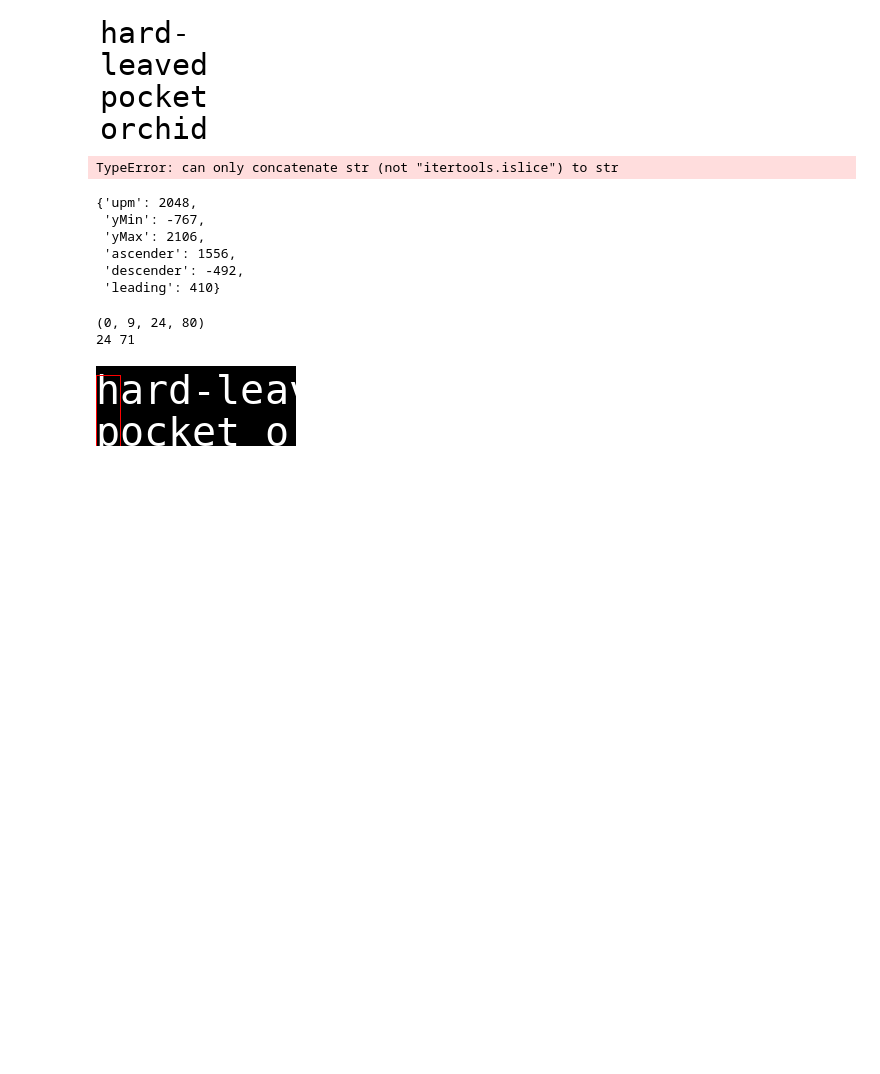
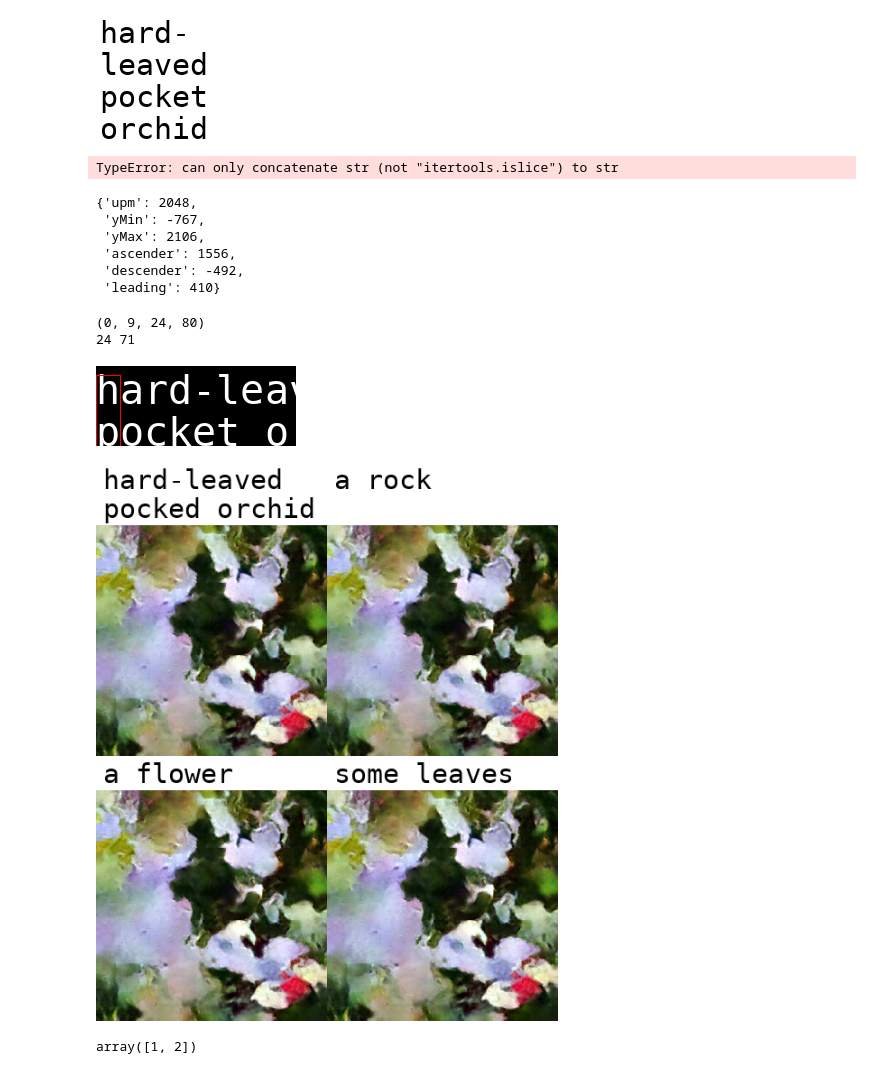
Before and after one commit to daniel-z-kaplan/k-diffusion, a Jupyter notebook: grid.ipynb, the cells around one changed output. Cells and saved outputs as stored; diff of their text form; code cells hidden in the pictures; blank space fills up the shorter version.

Commit message:
grid maker working

```diff
--- a/grid.ipynb
+++ b/grid.ipynb
@@ -238,3 +238,52 @@ draw.text((10, 10), "hello", font=font)
 font = ImageFont.truetype("arial.ttf", 15)
 
 draw.text((10, 25), "world", font=font)
+# %%
+from PIL import Image, ImageFont
+
+from importlib import reload
+import kdiff_trainer.make_captioned_grid as mcg
+reload(mcg)
+
+font = ImageFont.truetype("/usr/share/fonts/dejavu/DejaVuSansMono.ttf", 30)
+
+pad = 8
+text_pad = mcg.BBox(
+  top=pad,
+  left=pad,
+  bottom=pad,
+  right=pad,
+)
+
+sample = Image.open('sample.jpg')
+
+font_metrics: mcg.FontMetrics = mcg.get_font_metrics(font)
+
+captioner: mcg.GridCaptioner = mcg.make_grid_captioner(
+  font=font,
+  cols=2,
+  font_metrics=font_metrics,
+  padding=text_pad,
+  samp_w=sample.width,
+  samp_h=sample.height,
+)
+
+grid: Image.Image = captioner.__call__(
+  imgs=[sample]*4,
+  captions=[
+    'hard-leaved pocked orchid',
+    'a rock',
+    'a flower',
+    'some leaves',
+  ],
+)
+
+grid
+# %% [output]
+[figure, added]
+# %%
+import numpy as np
+x = [1, 2]
+np.array(x)
+# %% [output]
+array([1, 2])
```
Also changed, not shown: 5 other files.
